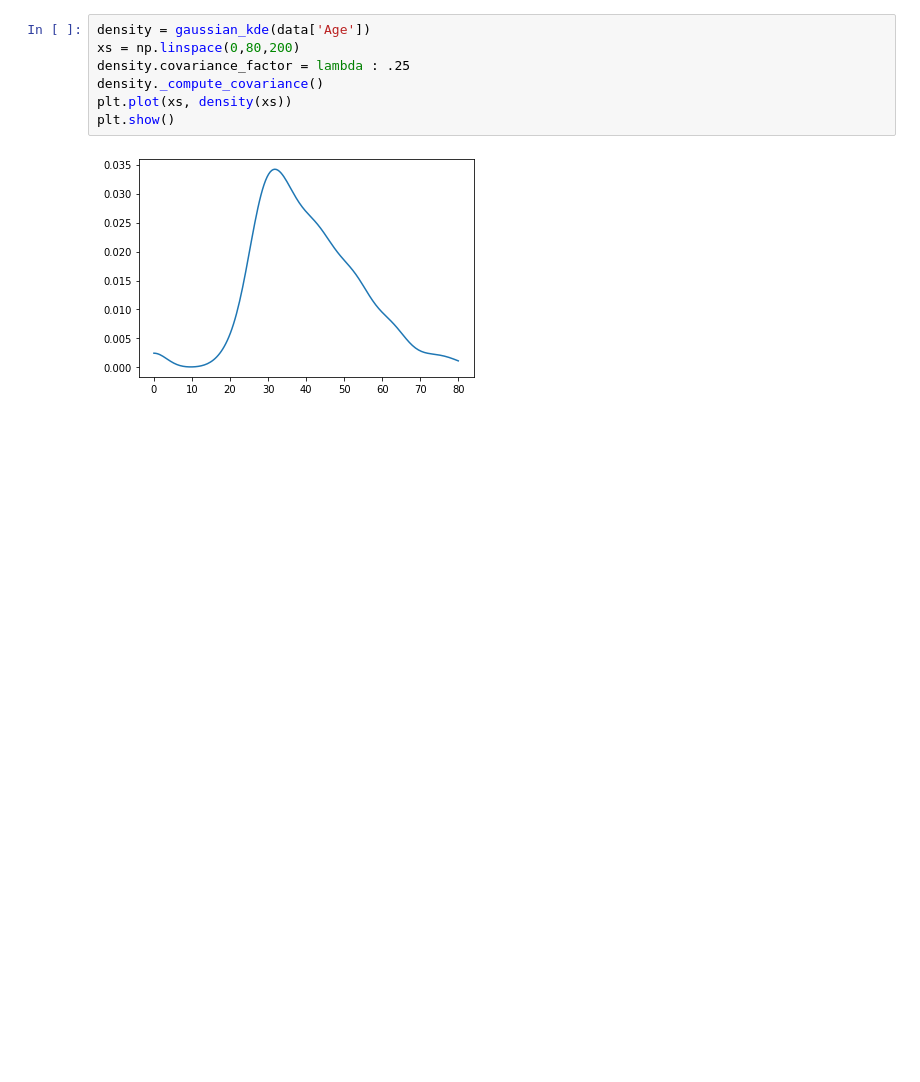
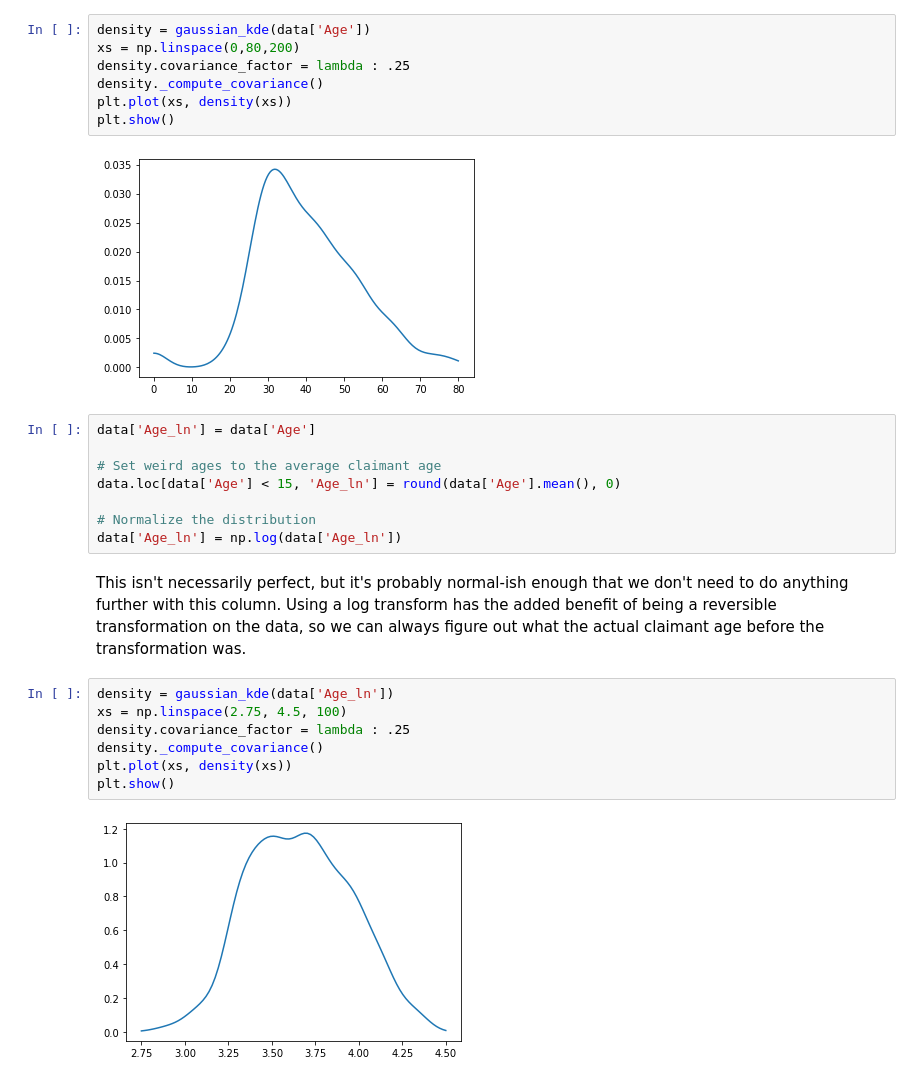
Before and after one commit to AA137/AutoInsuranceFraud, a Jupyter notebook: examples/feature_engineering_scratchwork.ipynb, the cells around one changed output. Saved outputs shown, nothing was run; the diff lists cells and outputs as text; blank space fills up the shorter version.

Commit message:
examine and correct for distribution of categorical and ordinal variables

```diff
--- a/examples/feature_engineering_scratchwork.ipynb
+++ b/examples/feature_engineering_scratchwork.ipynb
@@ -33,3 +43,22 @@ plt.plot(xs, density(xs))
 plt.show()
 # %% [output]
 [figure]
+# %%
+data['Age_ln'] = data['Age']
+
+# Set weird ages to the average claimant age
+data.loc[data['Age'] < 15, 'Age_ln'] = round(data['Age'].mean(), 0)
+
+# Normalize the distribution
+data['Age_ln'] = np.log(data['Age_ln'])
+# %% [markdown]
+This isn't necessarily perfect, but it's probably normal-ish enough that we don't need to do anything further with this column. Using a log transform has the added benefit of being a reversible transformation on the data, so we can always figure out what the actual claimant age before the transformation was.
+# %%
+density = gaussian_kde(data['Age_ln'])
+xs = np.linspace(2.75, 4.5, 100)
+density.covariance_factor = lambda : .25
+density._compute_covariance()
+plt.plot(xs, density(xs))
+plt.show()
+# %% [output]
+[figure, added]
```
Also changed, not shown: parts of 2 cells of this notebook.
